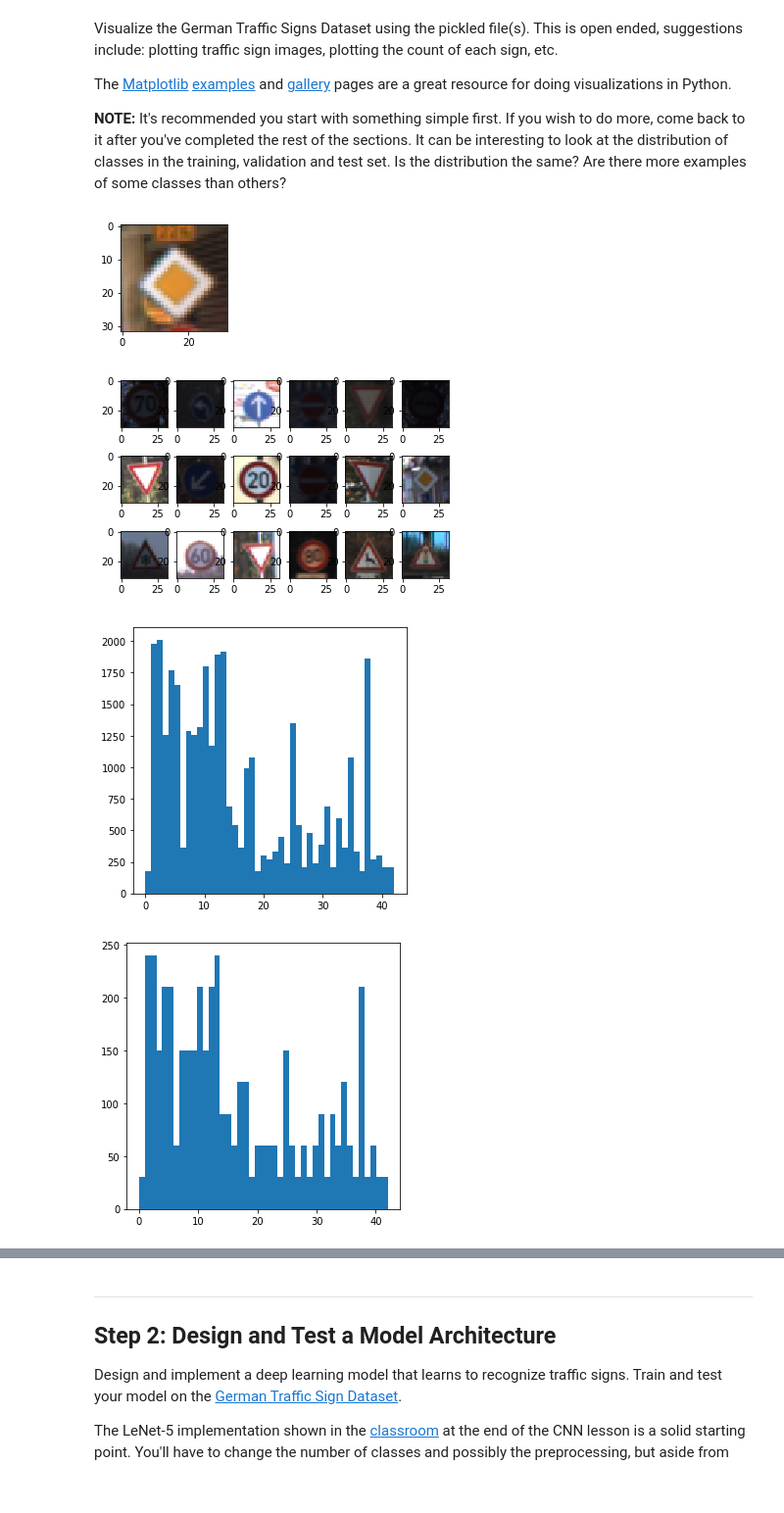
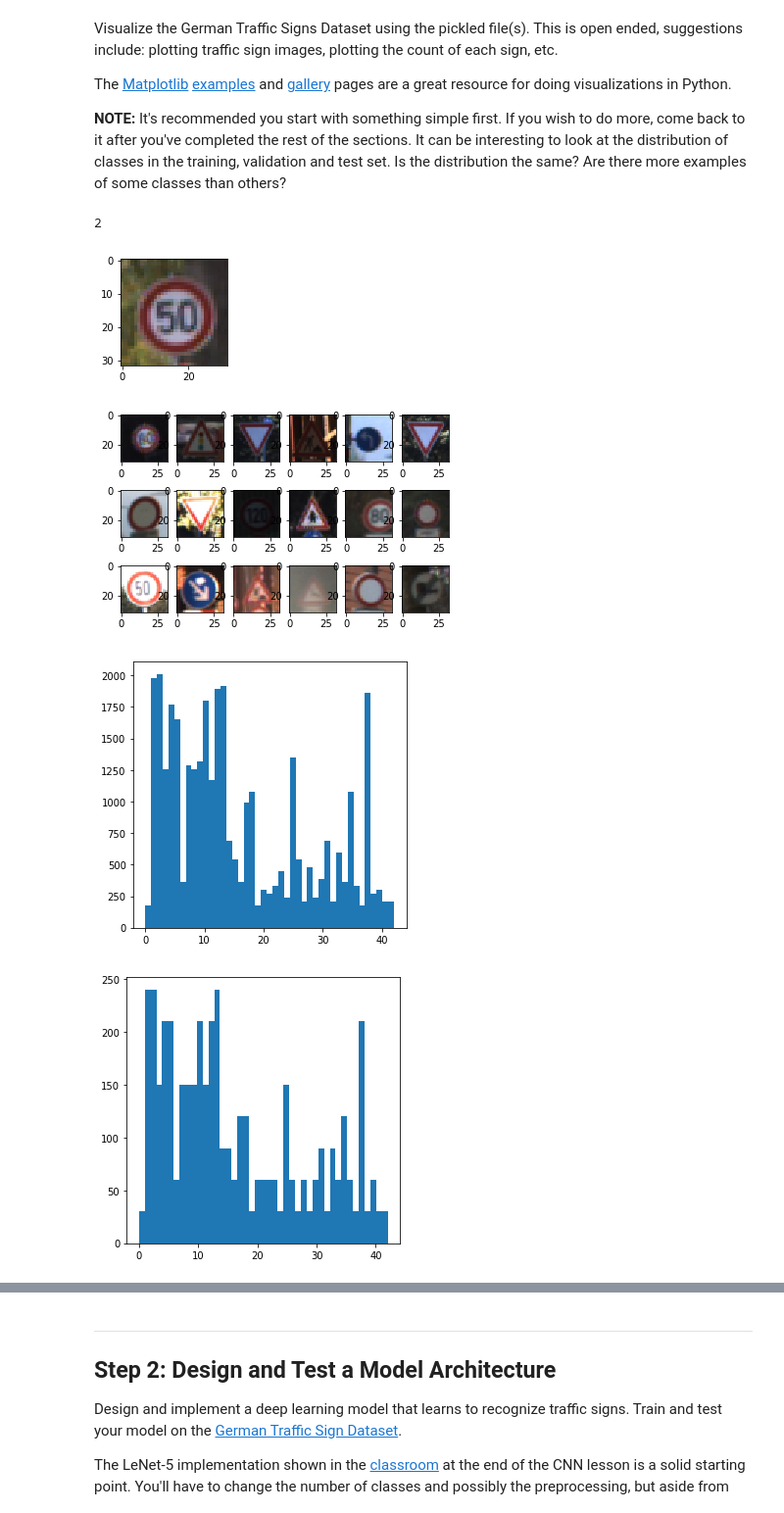
Before and after one commit to cwcentral/CarND-Traffic-Sign-Classifier-Project, a Jupyter notebook: Traffic_Sign_Classifier.ipynb, the cells around one changed output, grey strips where cells are left out. Shown: that part at 98% size. Drawn from its saved outputs; the diff is of its cells as text; code cells hidden in the pictures.

```diff
--- a/Traffic_Sign_Classifier.ipynb
+++ b/Traffic_Sign_Classifier.ipynb
@@ -118,36 +118,38 @@ import random
 %matplotlib inline
 
 # let's display a single image
 index = random.randint(0, len(X_train))   #pick a random image in the dataset
 image = X_train[index].squeeze()
 plt.figure(figsize=(2,2))
-plt.imshow(image)
+plt.imshow(image, cmap="gray")
+print(y_train[index])
 
 #let's now display a grid of images
 cell_w = 3
 cell_h = 6
 tmp_img, X_img_arr = plt.subplots(cell_w, cell_h)
 idx_row = 0
 for idx in range(0,18):
     col = idx % cell_w
     # plot on relevant subplot
     rand_idx = random.randint(0, len(X_train)) #pick a random image in the dataset
     X_img_arr[col,idx_row].imshow(X_train[rand_idx])
     if col == (cell_w - 1):
          # we have finished the current row, so increment row counter
          idx_row += 1
 
 # Now lets show the frequency of labels found in a dataset as per number of classifiers
 def show_histogram(dataset, bins):
     plt.figure(figsize=(5,5))
     plt.hist(dataset, bins)
 
 show_histogram(y_train, n_classes)
 show_histogram(y_valid, n_classes)
 show_histogram(y_test, n_classes)
 # %% [output]
+2
-[figure, old version]
+[figure, new version]
-[figure, old version]
+[figure, new version]
 [figure]
 [figure]
 [figure]
```
Also changed, not shown: parts of 12 cells of this notebook.
